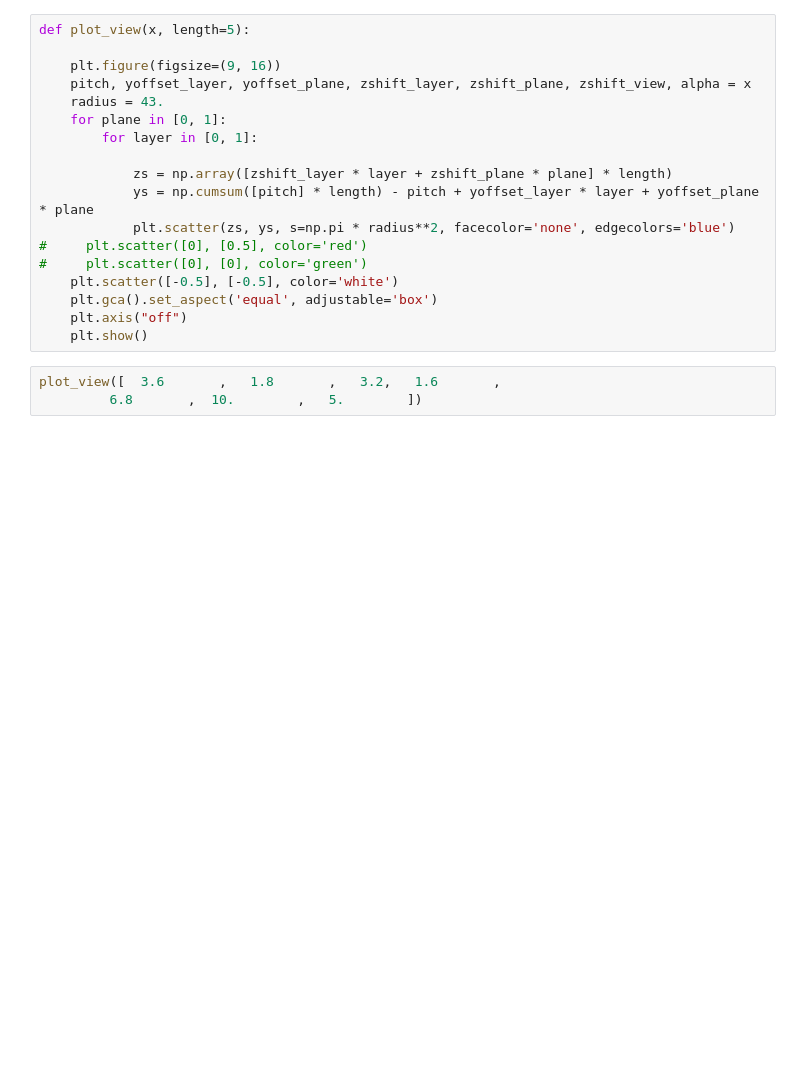
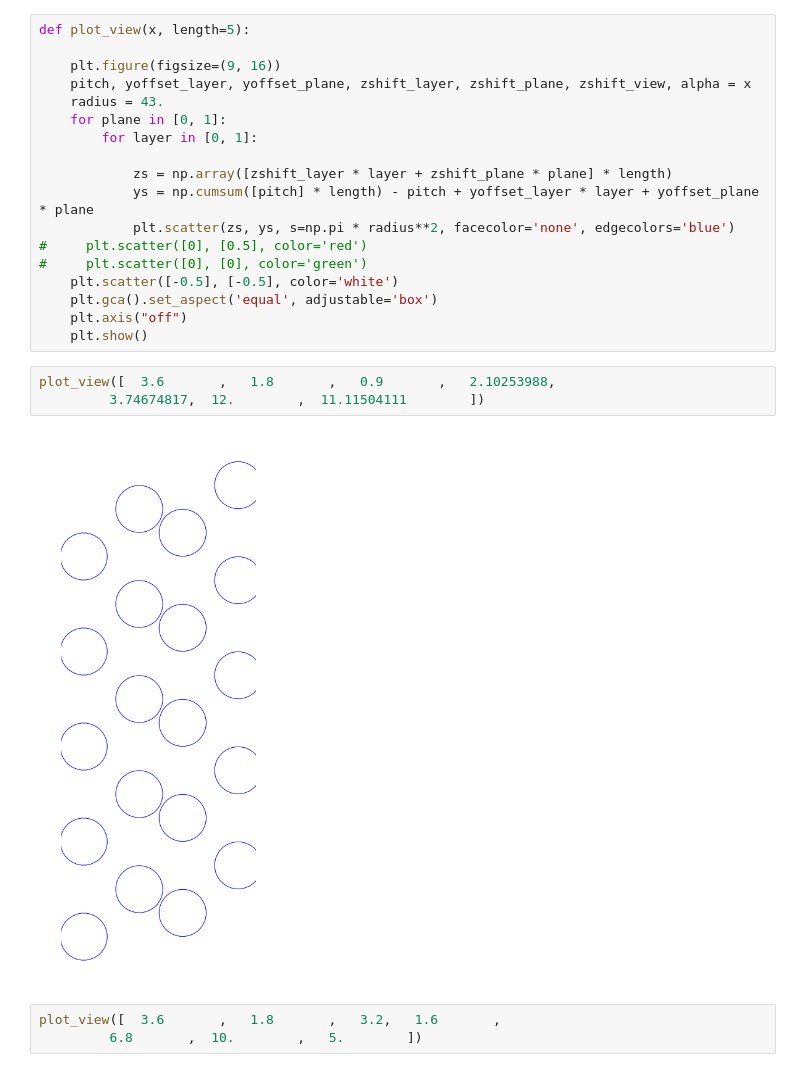
Before and after one commit to hushchyn-mikhail/ShipOpt2, a Jupyter notebook: PatternRecognitionOptimization/Analysis.ipynb, the cells around one changed output. Cells and saved outputs as stored; diff of their text form; blank space fills up the shorter version.

```diff
--- a/PatternRecognitionOptimization/Analysis.ipynb
+++ b/PatternRecognitionOptimization/Analysis.ipynb
@@ -96,6 +134,11 @@ def plot_view(x, length=5):
     plt.gca().set_aspect('equal', adjustable='box')
     plt.axis("off")
     plt.show()
+# %%
+plot_view([  3.6       ,   1.8       ,   0.9       ,   2.10253988,
+         3.74674817,  12.        ,  11.11504111        ])
+# %% [output]
+[figure, added]
 # %%
 plot_view([  3.6       ,   1.8       ,   3.2,   1.6       ,
          6.8       ,  10.        ,   5.        ])
```
Also changed, not shown: parts of 39 cells of this notebook.
